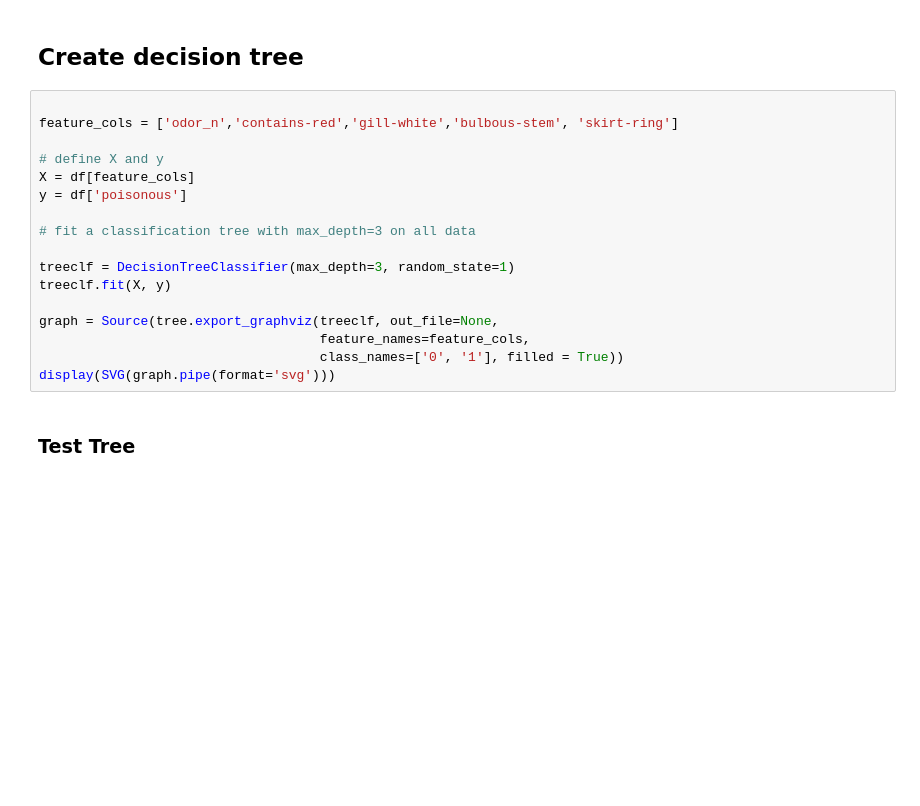
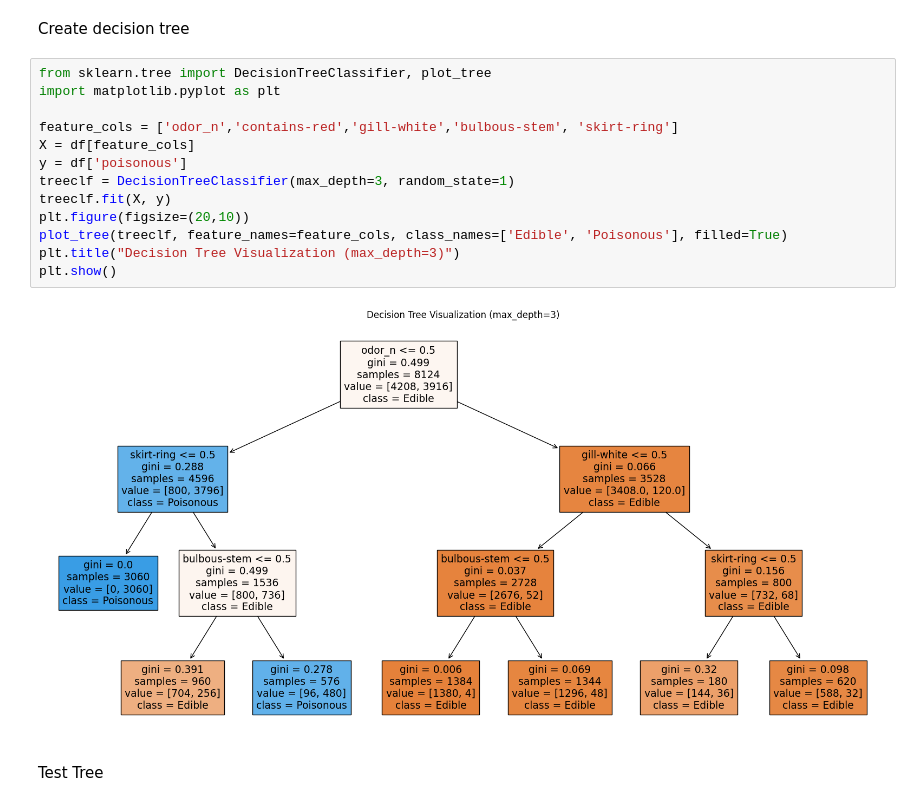
Before and after one commit to beaumartin25/cs5830_project8, a Jupyter notebook: project8.ipynb, the cells around one changed output. Saved outputs shown, nothing was run; the diff lists cells and outputs as text; blank space fills up the shorter version.

```diff
--- a/project8.ipynb
+++ b/project8.ipynb
@@ -66,24 +106,22 @@ df
 # %% [markdown]
-## Create decision tree
+Create decision tree
 # %%
+from sklearn.tree import DecisionTreeClassifier, plot_tree
+import matplotlib.pyplot as plt
 
 feature_cols = ['odor_n','contains-red','gill-white','bulbous-stem', 'skirt-ring']
-
-# define X and y
 X = df[feature_cols]
 y = df['poisonous']
-
-# fit a classification tree with max_depth=3 on all data
-
 treeclf = DecisionTreeClassifier(max_depth=3, random_state=1)
 treeclf.fit(X, y)
-
-graph = Source(tree.export_graphviz(treeclf, out_file=None,
-                                    feature_names=feature_cols,
-                                    class_names=['0', '1'], filled = True))
-display(SVG(graph.pipe(format='svg')))
+plt.figure(figsize=(20,10))
+plot_tree(treeclf, feature_names=feature_cols, class_names=['Edible', 'Poisonous'], filled=True)
+plt.title("Decision Tree Visualization (max_depth=3)")
+plt.show()
+# %% [output]
+[figure, added]
-# %% [markdown]
-### Test Tree
+# %% [markdown]
+Test Tree
 # %%
 
 X_train, X_test, y_train, y_test = train_test_split(X, y, test_size=0.2, random_state=42)
```
Also changed, not shown: parts of 15 cells of this notebook, 1 other file.
